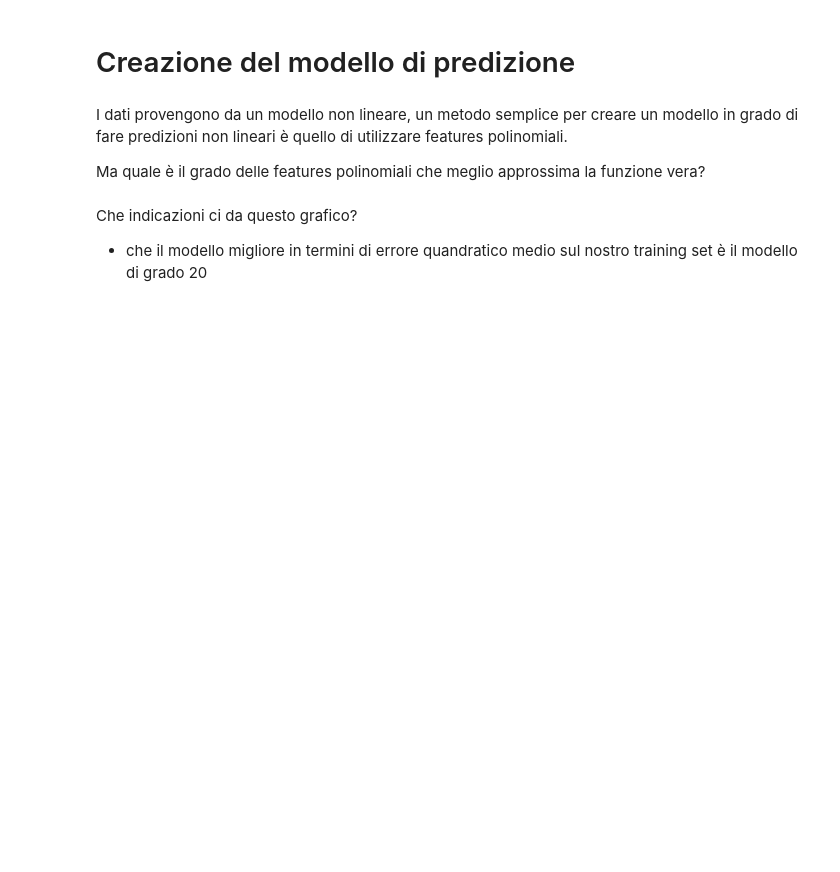
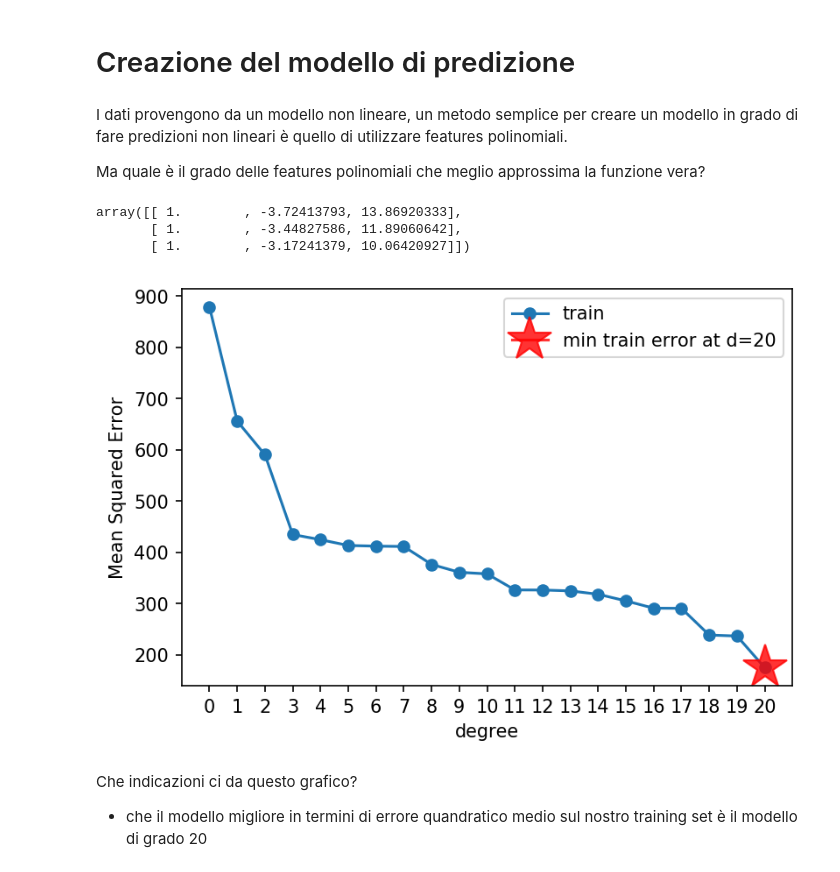
Before and after one commit to stegianna/IMAD_UniBg, a Jupyter notebook: Laboratorio_IMAD/Machine_learning/Validazione_Regolarizzazione.ipynb, the cells around one changed output. Saved outputs shown, nothing was run; the diff lists cells and outputs as text; code cells hidden in the pictures; blank space fills up the shorter version.

```diff
--- a/Laboratorio_IMAD/Machine_learning/Validazione_Regolarizzazione.ipynb
+++ b/Laboratorio_IMAD/Machine_learning/Validazione_Regolarizzazione.ipynb
@@ -8,7 +8,7 @@ import matplotlib.pyplot as plt
 import pandas as pd
 from ipywidgets import interact, interactive
 from sklearn.preprocessing import PolynomialFeatures, Normalizer, MinMaxScaler, StandardScaler
-from sklearn.linear_model import LinearRegression, Ridge
+from sklearn.linear_model import LinearRegression, Ridge, RidgeCV
 from sklearn.model_selection import train_test_split
 from sklearn.metrics import mean_squared_error
 from sklearn.pipeline import make_pipeline, Pipeline
@@ -17,9 +17,7 @@ from sklearn.model_selection import KFold, GridSearchCV
 pd.set_option('display.width', 500)
 pd.set_option('display.max_columns', 100)
 pd.set_option('display.notebook_repr_html', True)
-import seaborn.apionly as sns
-sns.set_style("whitegrid")
-sns.set_context("poster")
+import seaborn as sns
 # %% [markdown]
 # Creazione del dataset
 # %%
@@ -70 +75,7 @@ train_dict = make_features(X_train, degrees)
+# %%
+train_dict[2][1:4]
+# %% [output]
+array([[ 1.        , -3.72413793, 13.86920333],
+       [ 1.        , -3.44827586, 11.89060642],
+       [ 1.        , -3.17241379, 10.06420927]])
 # %%
@@ -78,12 +89,15 @@ for d in degrees:
 # %%
 bestd = np.argmin(error_train)
+fig = plt.figure(figsize=(6, 4), dpi= 150, facecolor='w', edgecolor='k')
 plt.plot(degrees, error_train, marker='o', label='train')
-plt.plot(bestd, error_train[bestd], marker='*',markersize=25, color='r', label="min train error at d=%d"%bestd, alpha=0.8)
+plt.plot(bestd, error_train[bestd], marker='*', markersize=25, color='r', label="min train error at d=%d"%bestd, alpha=0.8)
 plt.ylabel('Mean Squared Error')
 plt.xlabel('degree')
-plt.legend(loc=0,frameon=True)
+plt.legend(loc='best', frameon=True)
 #plt.yscale("log")
 plt.xticks(range(21));
+# %% [output]
+[figure, added]
 # %% [markdown]
 Che indicazioni ci da questo grafico?
 - che il modello migliore in termini di errore quandratico medio sul nostro training set è il modello di grado 20
```
Also changed, not shown: parts of 45 cells of this notebook, 1 other file.
